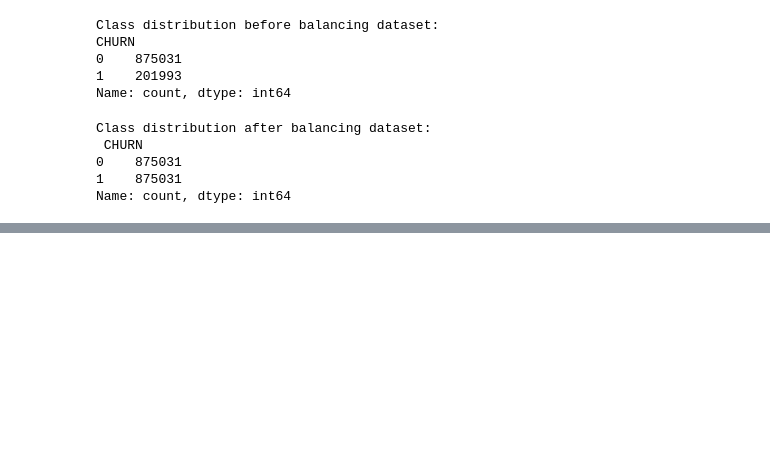
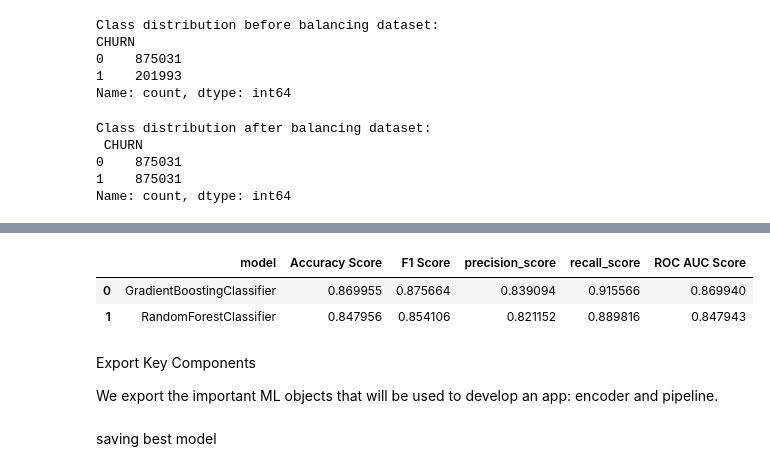
Before and after one commit to kaitany/Capstone_Project, a Jupyter notebook: notebook/customer_churn.ipynb, the cells around one changed output, grey strips where cells are left out. Cells and saved outputs as stored; diff of their text form; code cells hidden in the pictures; blank space fills up the shorter version.

```diff
--- a/notebook/customer_churn.ipynb
+++ b/notebook/customer_churn.ipynb
@@ -881,0 +1126,3 @@ Name: count, dtype: int64
+# %%
+# Fit the RandomizedSearchCV to the data
+random_search.fit(X_train, y_train)
@@ -881,0 +1155,4 @@ Name: count, dtype: int64
+# %%
+#Append the trained model to the trained list
+
+final_models_finetuned.append(random_search.best_estimator_)
@@ -881,0 +1218,3 @@ Name: count, dtype: int64
+# %%
+# Fit the RandomizedSearchCV to the data
+random_search.fit(X_train, y_train)
@@ -881,0 +1248,50 @@ Name: count, dtype: int64
+# %%
+#Append the trained model to the trained list
+
+final_models_finetuned.append(random_search.best_estimator_)
+# %%
+metrics = []
+
+# Iterating over models
+for model in final_models_finetuned:
+    # Create a pipeline containing the preprocesor and the model
+    pipeline = Pipeline(steps=[
+        #('preprocessor', preprocessor),
+        ('model', model)
+    ])
+
+    # Fit pipeline on the training data
+    pipeline.fit(X_train, y_train)
+
+    # Predict using the evaluation set
+    y_pred = pipeline.predict(X_val)
+
+    # Calculate the metrics
+    accuracy  = accuracy_score(y_val, y_pred)
+    f1 = f1_score(y_val, y_pred)
+    precision = precision_score(y_val, y_pred)
+    recall = recall_score(y_val, y_pred)
+    roc = roc_auc_score(y_val, y_pred)
+
+    # Append the metrics to the list
+
+    metrics.append({'model':model.__class__.__name__,
+                'Accuracy Score':accuracy,
+                'F1 Score': f1,
+                'precision_score': precision,
+                'recall_score': recall,
+                'ROC AUC Score': roc,})
+
+#Create a Dataframe of model performance
+model_performance = pd.DataFrame(metrics)
+model_performance = model_performance.sort_values(by='ROC AUC Score', ascending=False)
+model_performance_styled = model_performance.style.background_gradient(cmap='tab10')
+model_performance_styled
+# %% [output]
+|  | model | Accuracy Score | F1 Score | precision_score | recall_score | ROC AUC Score |
+| 0 | GradientBoostingClassifier | 0.869955 | 0.875664 | 0.839094 | 0.915566 | 0.869940 |
+| 1 | RandomForestClassifier | 0.847956 | 0.854106 | 0.821152 | 0.889816 | 0.847943 |
+# %% [markdown]
+Export Key Components
+
+We export the important ML objects that will be used to develop an app: encoder and pipeline.
@@ -881,0 +1303,2 @@ Name: count, dtype: int64
+# %% [markdown]
+saving best model
```
Also changed, not shown: parts of 25 cells of this notebook, 4 other files.
